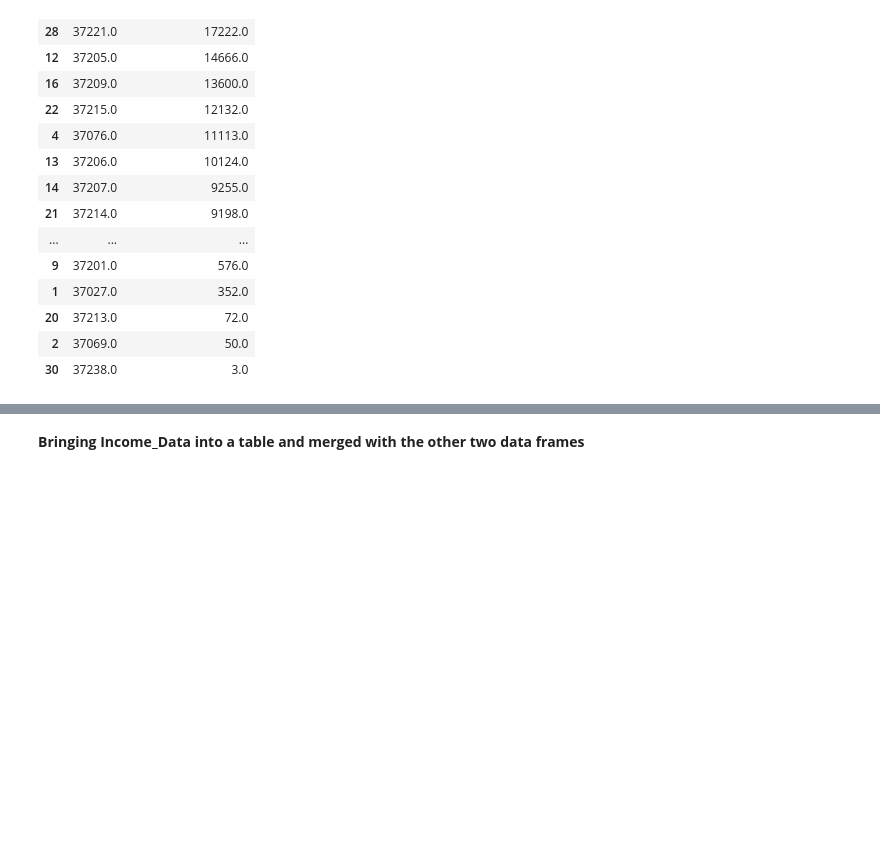
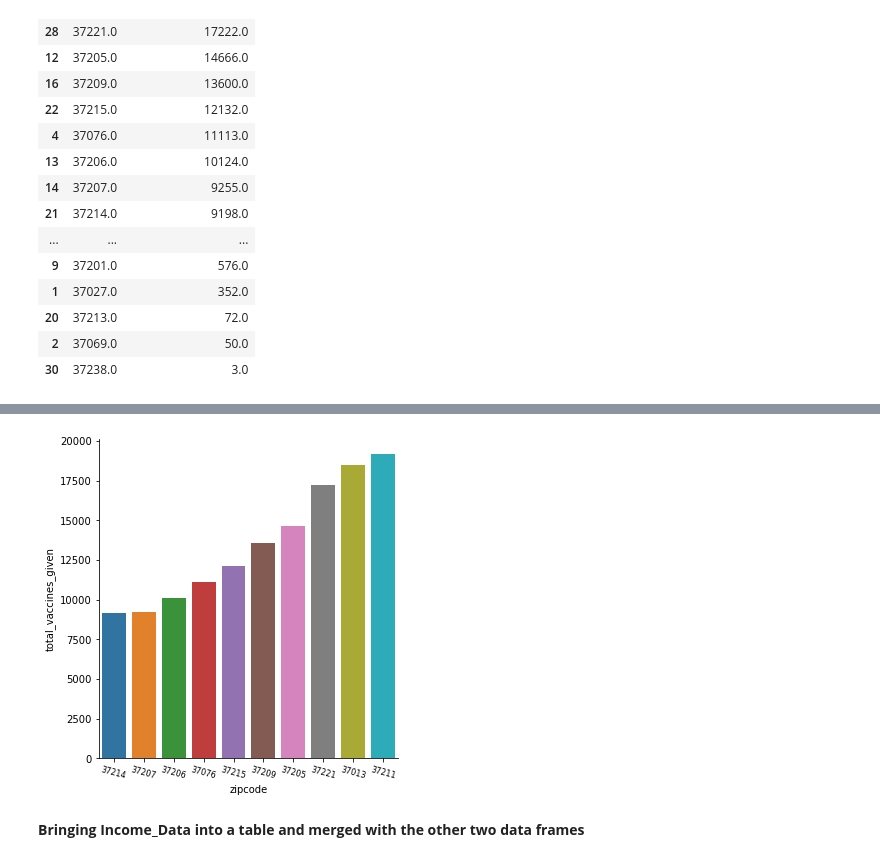
Before and after one commit to ryanhilber93/nash-covid-cases-vaccines-hot_chickens, a Jupyter notebook: data/COVID Vaccine Data.ipynb, the cells around one changed output, grey strips where cells are left out. Drawn from its saved outputs; the diff is of its cells as text; code cells hidden in the pictures; blank space fills up the shorter version.

```diff
--- a/data/COVID Vaccine Data.ipynb
+++ b/data/COVID Vaccine Data.ipynb
@@ -188,0 +168,4 @@ Covid_Count_df.shape
+# %%
+most_vax_given_df_top10 = most_vax_given_df.nlargest(10,['total_vaccines_given'])
+most_vax_given_df_top10['zipcode'] = most_vax_given_df_top10.zipcode.astype('int64',errors='ignore')
+most_vax_given_df_top10['zipcode'] = most_vax_given_df_top10.zipcode.astype('category',errors='ignore')
@@ -189,3 +186,13 @@ Covid_Count_df.shape
+# %%
+#fig=plt.figure(figsize=(120,8))
+sns.catplot(x='zipcode',y='total_vaccines_given',data = most_vax_given_df_top10,kind='bar',order=most_vax_given_df_top10.sort_values('total_vaccines_given').zipcode)
+plt.tick_params(axis='x',labelsize=8)
+#fig=plt.figure(figsize=(500,100))
+#plt.tick_params(axis='x',labelsize=8)
+plt.xticks(rotation=-15)
+plt.show()
+# %% [output]
+[figure, added]
 # %% [markdown]
 <b>Bringing Income_Data into a table and merged with the other two data frames
 # %%
```
Also changed, not shown: parts of 14 cells of this notebook.
